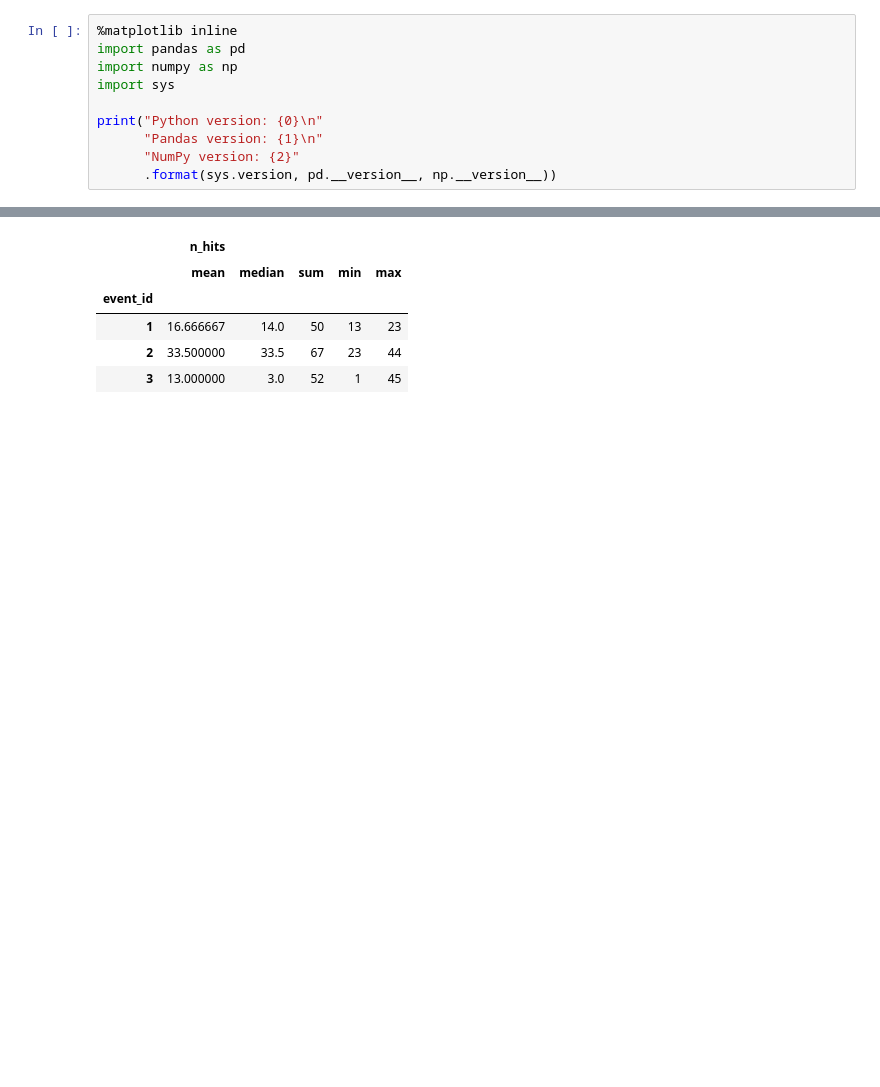
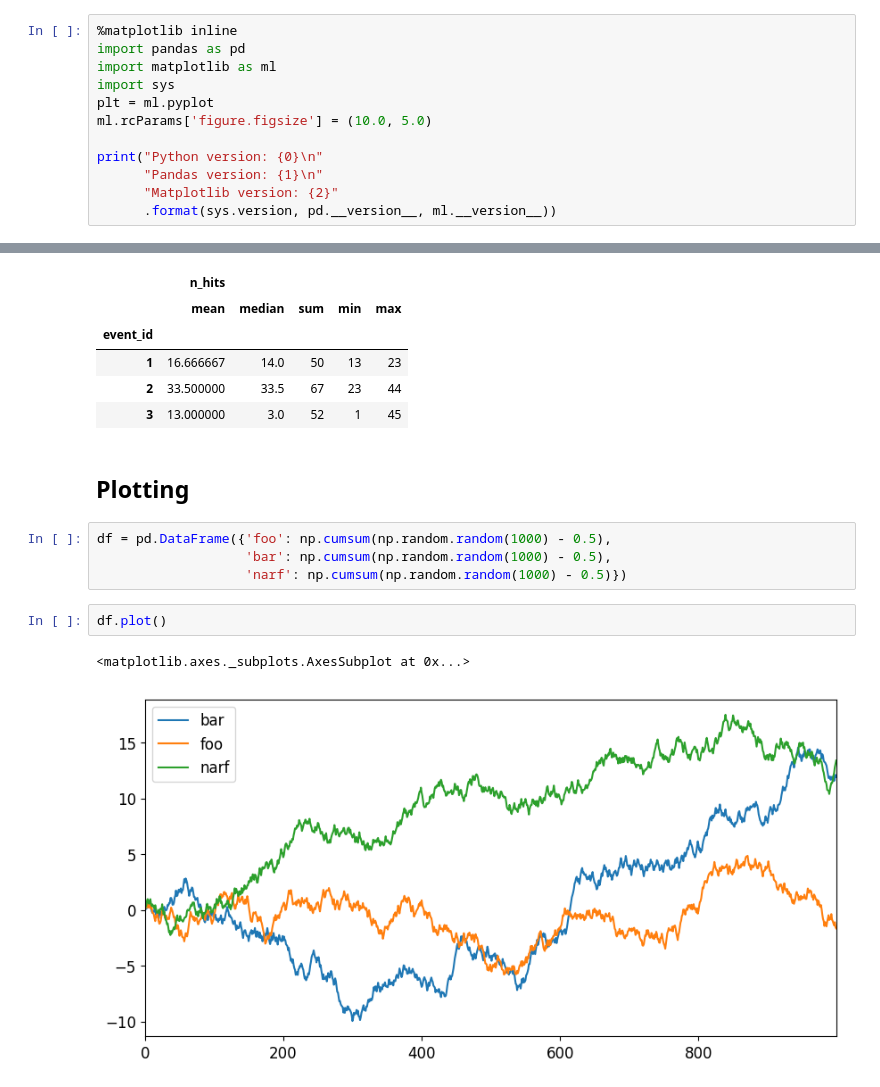
Before and after one commit to Asterics2020-Obelics/School2017, a Jupyter notebook: pandas/1. Pandas Warming Up.ipynb, the cells around one changed output, grey strips where cells are left out. Drawn from its saved outputs; the diff is of its cells as text; blank space fills up the shorter version.

Commit message:
Add plotting examples

```diff
--- a/pandas/1. Pandas Warming Up.ipynb
+++ b/pandas/1. Pandas Warming Up.ipynb
@@ -7,13 +7,15 @@ The latest version of this notebook is available at [https://github.com/Asterics
 # %%
 %matplotlib inline
 import pandas as pd
-import numpy as np
+import matplotlib as ml
 import sys
+plt = ml.pyplot
+ml.rcParams['figure.figsize'] = (10.0, 5.0)
 
 print("Python version: {0}\n"
       "Pandas version: {1}\n"
-      "NumPy version: {2}"
-      .format(sys.version, pd.__version__, np.__version__))
+      "Matplotlib version: {2}"
+      .format(sys.version, pd.__version__, ml.__version__))
 # %% [output]
 Python version: 3.6.0 (default, Jan 30 2017, 16:11:40)
 [GCC 4.2.1 Compatible Apple LLVM 8.0.0 (clang-800.0.42.1)]
@@ -328,3 +330,14 @@ df.groupby('event_id').aggregate([np.mean, np.median, sum, min, max])
 | 1 | 16.666667 | 14.0 | 50 | 13 | 23 |
 | 2 | 33.500000 | 33.5 | 67 | 23 | 44 |
 | 3 | 13.000000 | 3.0 | 52 | 1 | 45 |
+# %% [markdown]
+## Plotting
+# %%
+df = pd.DataFrame({'foo': np.cumsum(np.random.random(1000) - 0.5),
+                   'bar': np.cumsum(np.random.random(1000) - 0.5),
+                   'narf': np.cumsum(np.random.random(1000) - 0.5)})
+# %%
+df.plot()
+# %% [output]
+<matplotlib.axes._subplots.AxesSubplot at 0x...>
+[figure, added]
```
Also changed, not shown: parts of 10 cells of this notebook.
